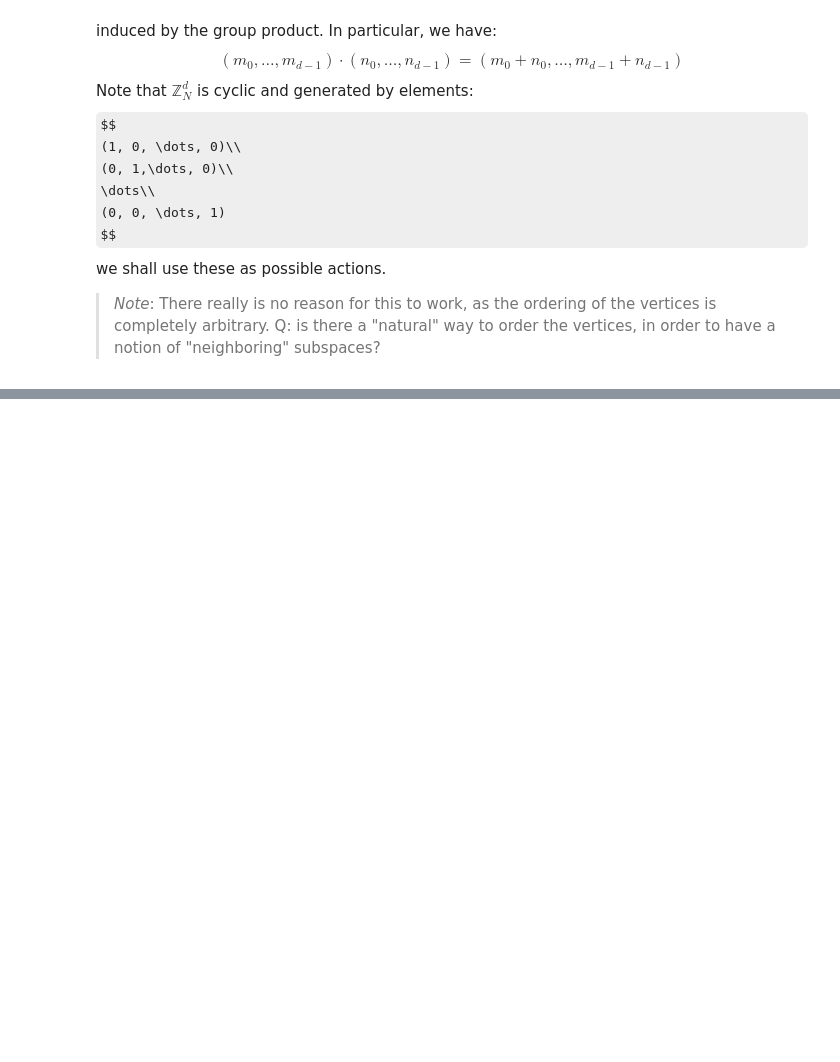
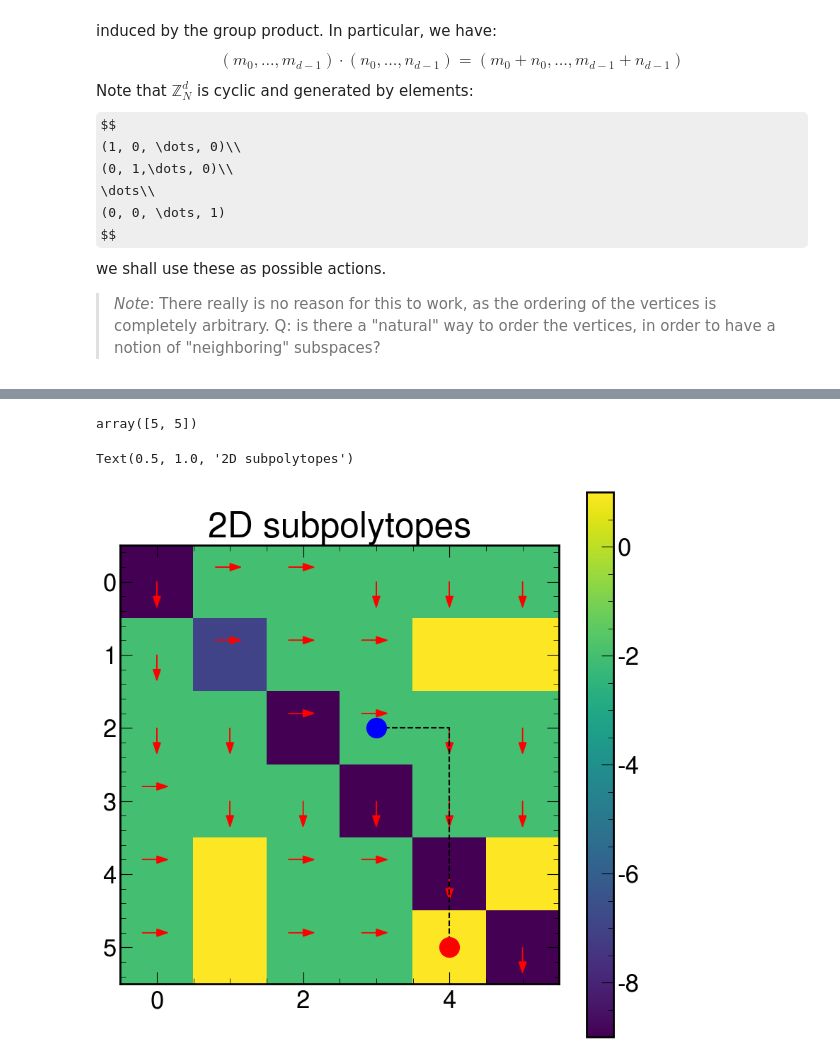
Before and after one commit to elliheyes/Triangulation-Generation, a Jupyter notebook: RL_subpolytope.ipynb, the cells around one changed output, grey strips where cells are left out. Saved outputs shown, nothing was run; the diff lists cells and outputs as text; code cells hidden in the pictures; some formulas as TeX source; blank space fills up the shorter version.

```diff
--- a/RL_subpolytope.ipynb
+++ b/RL_subpolytope.ipynb
@@ -330,0 +360,41 @@ Num steps taken: 2
+# %%
+xy
+# %% [output]
+array([5, 5])
+# %%
+path = np.asarray(path)
+# %%
+num_pts = f_env._points.shape[0]
+
+X = np.arange(0, num_pts)
+Y = np.arange(0, num_pts)
+
+X,Y = np.meshgrid(X,Y)
+
+XY = np.stack([X,Y], axis=-1)
+
+XY = XY.reshape(-1,2)
+
+# V_data = np.max(agent._model(XY), axis=-1).reshape(num_pts, num_pts)
+maze = np.array(list(map(f_env.R, XY)))[:,0].reshape(num_pts, num_pts)
+
+for xy in XY:
+    if f_env.R(xy)[-1]:
+        continue
+    a = agent.act(xy)
+    actions = [[1,0], [0,1]]
+    plt.arrow(xy[0] - actions[a][0]/5.0, xy[1] - actions[a][0]/5.0, actions[a][0]/5.0, actions[a][1]/5.0, color='r', head_width=0.1)
+
+plt.plot(path[:,0], path[:,1], 'k--')
+plt.plot([path[0,0]], [path[0,1]], 'bo', markersize=20)
+plt.plot([path[-1,0]], [path[-1,1]], 'ro', markersize=20)
+
+# V_data[19, 20] = np.max(V_data)
+# V_data[20, 19] = np.max(V_data)
+plt.imshow(maze, cmap='viridis')
+# plt.imshow(V_data, alpha=0.5)
+plt.colorbar()
+plt.title("2D subpolytopes")
+# %% [output]
+Text(0.5, 1.0, '2D subpolytopes')
+[figure, added]
```
Also changed, not shown: parts of 10 cells of this notebook.
